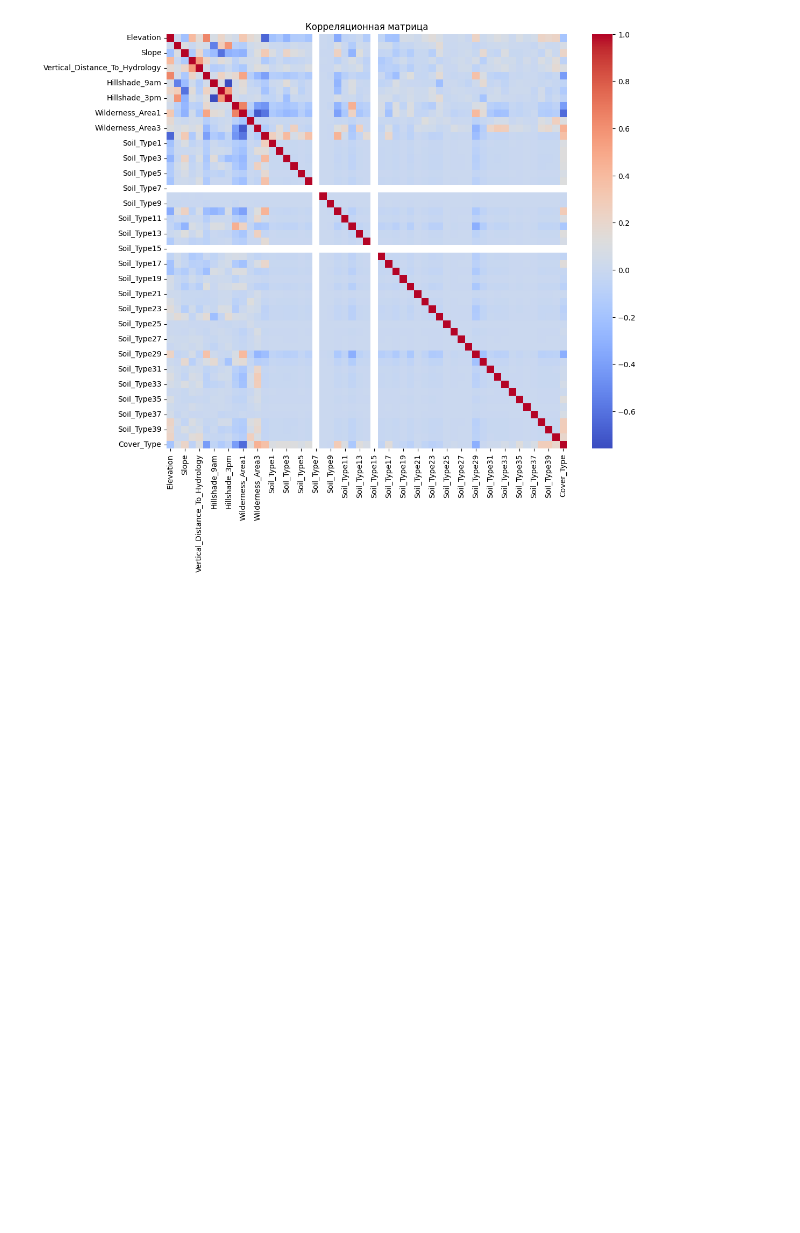
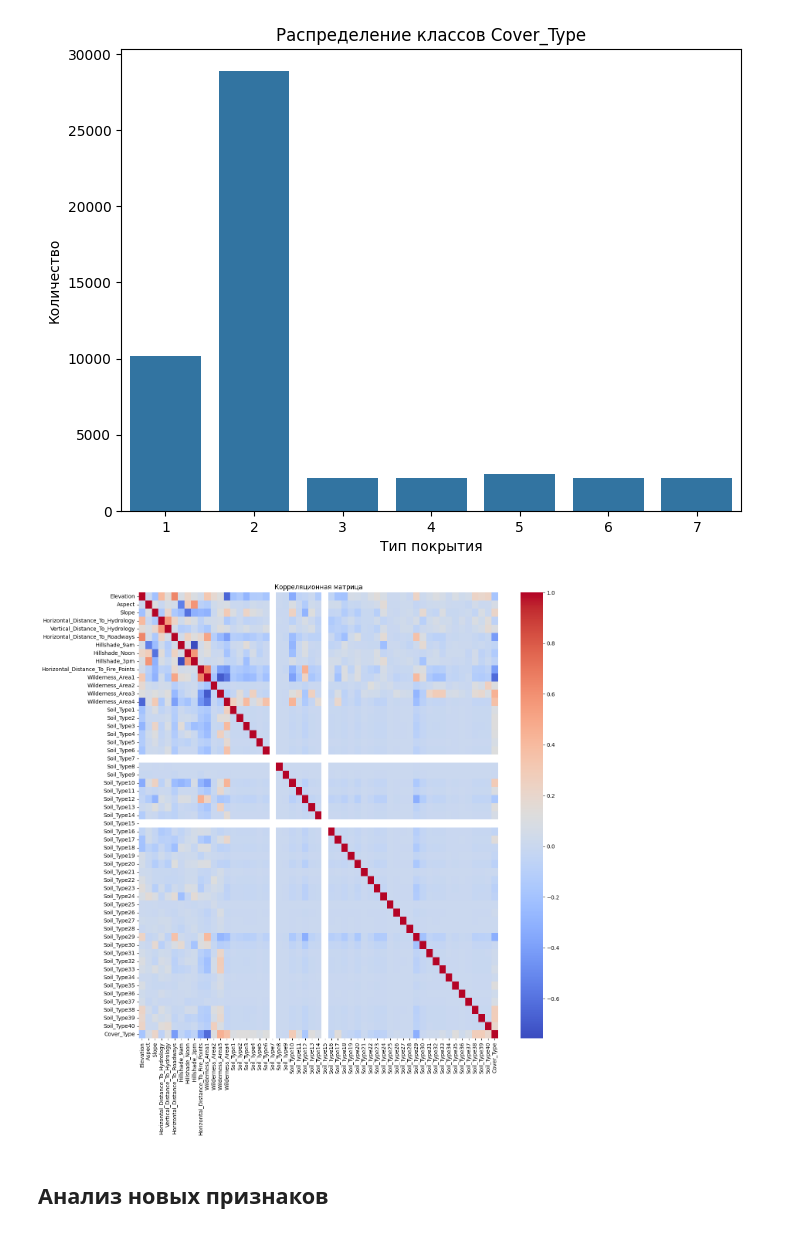
Before and after one commit to ShtankoAlexandr/AI-Projects, a Jupyter notebook: notebook/EDA.ipynb, the cells around one changed output. Saved outputs shown, nothing was run; the diff lists cells and outputs as text; code cells hidden in the pictures; blank space fills up the shorter version.

```diff
--- a/notebook/EDA.ipynb
+++ b/notebook/EDA.ipynb
@@ -145,9 +137,22 @@ plt.show()
 # %%
-plt.figure(figsize=(12, 10))
+# График распределения классов Cover_Type
+plt.figure(figsize=(8, 6))
+sns.countplot(x='Cover_Type', data=df)
+plt.title('Распределение классов Cover_Type')
+plt.xlabel('Тип покрытия')
+plt.ylabel('Количество')
+plt.savefig('../results/plots/class_distribution.png')
+plt.show()
+
+# Корреляционная матрица
+plt.figure(figsize=(15, 15))
 sns.heatmap(df.corr(), cmap='coolwarm', annot=False)
 plt.title('Корреляционная матрица')
 plt.savefig('../results/plots/correlation_matrix.png')
 plt.show()
 # %% [output]
-[figure, old version]
+[figure, new version]
+[figure, added]
+# %% [markdown]
+## Анализ новых признаков
 # %%
```
Also changed, not shown: parts of 20 cells of this notebook, 6 other files.
